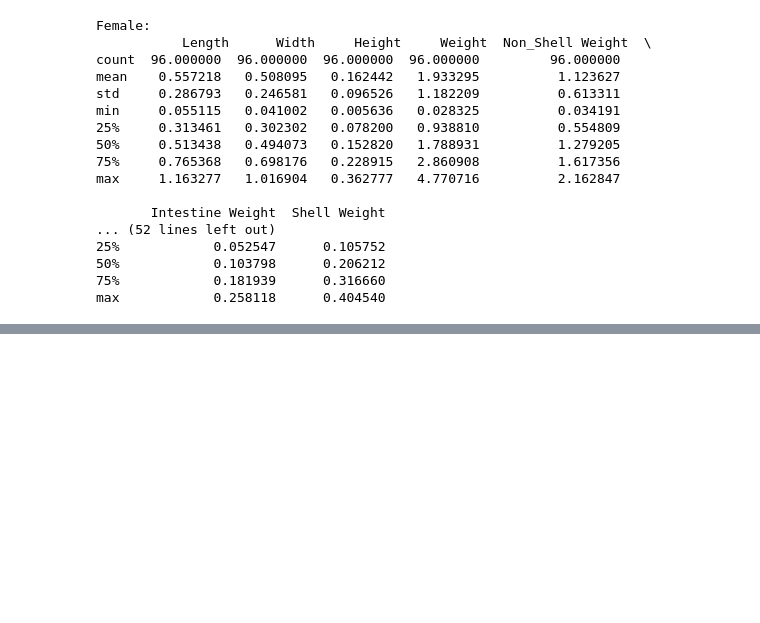
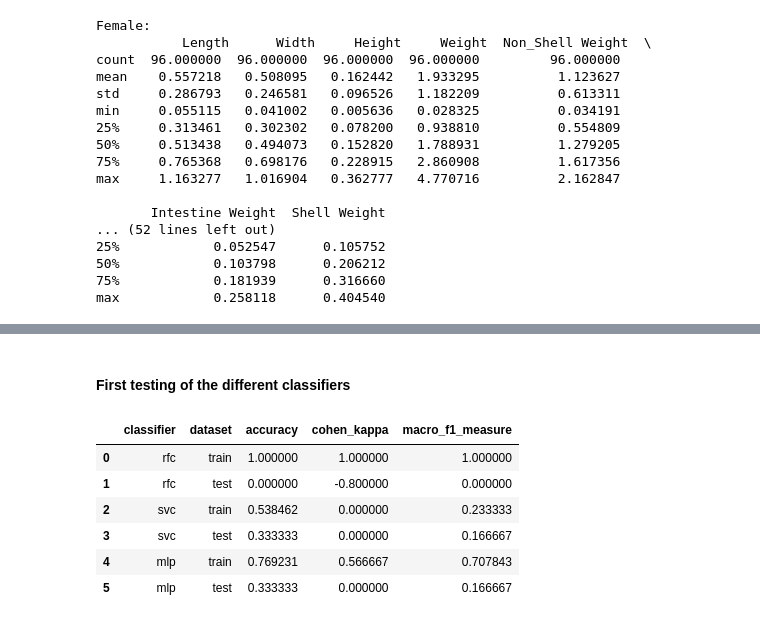
Before and after one commit to Liphip/e2ml, a Jupyter notebook: notebooks/13_final_exercise.ipynb, the cells around one changed output, grey strips where cells are left out. Cells and saved outputs as stored; diff of their text form; code cells hidden in the pictures; blank space fills up the shorter version.

```diff
--- a/notebooks/13_final_exercise.ipynb
+++ b/notebooks/13_final_exercise.ipynb
@@ -424,0 +584,2 @@ plt.show()
+# %% [markdown]
+#### First testing of the different classifiers
@@ -424,0 +597,47 @@ plt.show()
+# %%
+# Create the different classifiers with default hyperparemeters
+rfc = ensemble.RandomForestClassifier()
+svc = svm.SVC()
+mlp = neural_network.MLPClassifier()
+
+classifier_dict = {"rfc": rfc, "svc": svc, "mlp": mlp}
+# %%
+# Fit the classifiers
+for name, classifier in classifier_dict.items():
+    classifier.fit(X[train], Y[train])
+    # classifier.fit(X, Y)
+# %%
+from e2ml.evaluation import accuracy, cohen_kappa, macro_f1_measure
+
+results_initial = list()
+
+# Evaluate and print the three performance measures on the training and test set.
+for cname, classifier in classifier_dict.items():
+    # print(f'{cname}: ')
+    for name, data in zip(["train", "test"], [train, test]):
+        y_true = Y[data]
+        y_pred = classifier.predict(X[data])
+        acc = accuracy(y_true, y_pred)
+        ck = cohen_kappa(y_true, y_pred)
+        f1 = macro_f1_measure(y_true, y_pred)
+        results_initial.append([cname, name, acc, ck, f1])
+        # print(f'{name} accuracy: {acc:.2f}')
+        # print(f'{name} Cohen kappa: {ck:.2f}')
+        # print(f'{name} macro F1 measure: {f1:.2f}')
+        # print()
+    # print()
+
+
+results_initial = pd.DataFrame(
+    results_initial,
+    columns=["classifier", "dataset", "accuracy", "cohen_kappa", "macro_f1_measure"],
+)
+results_initial
+# %% [output]
+|  | classifier | dataset | accuracy | cohen_kappa | macro_f1_measure |
+| 0 | rfc | train | 1.000000 | 1.000000 | 1.000000 |
+| 1 | rfc | test | 0.000000 | -0.800000 | 0.000000 |
+| 2 | svc | train | 0.538462 | 0.000000 | 0.233333 |
+| 3 | svc | test | 0.333333 | 0.000000 | 0.166667 |
+| 4 | mlp | train | 0.769231 | 0.566667 | 0.707843 |
+| 5 | mlp | test | 0.333333 | 0.000000 | 0.166667 |
```
Also changed, not shown: parts of 9 cells of this notebook.
